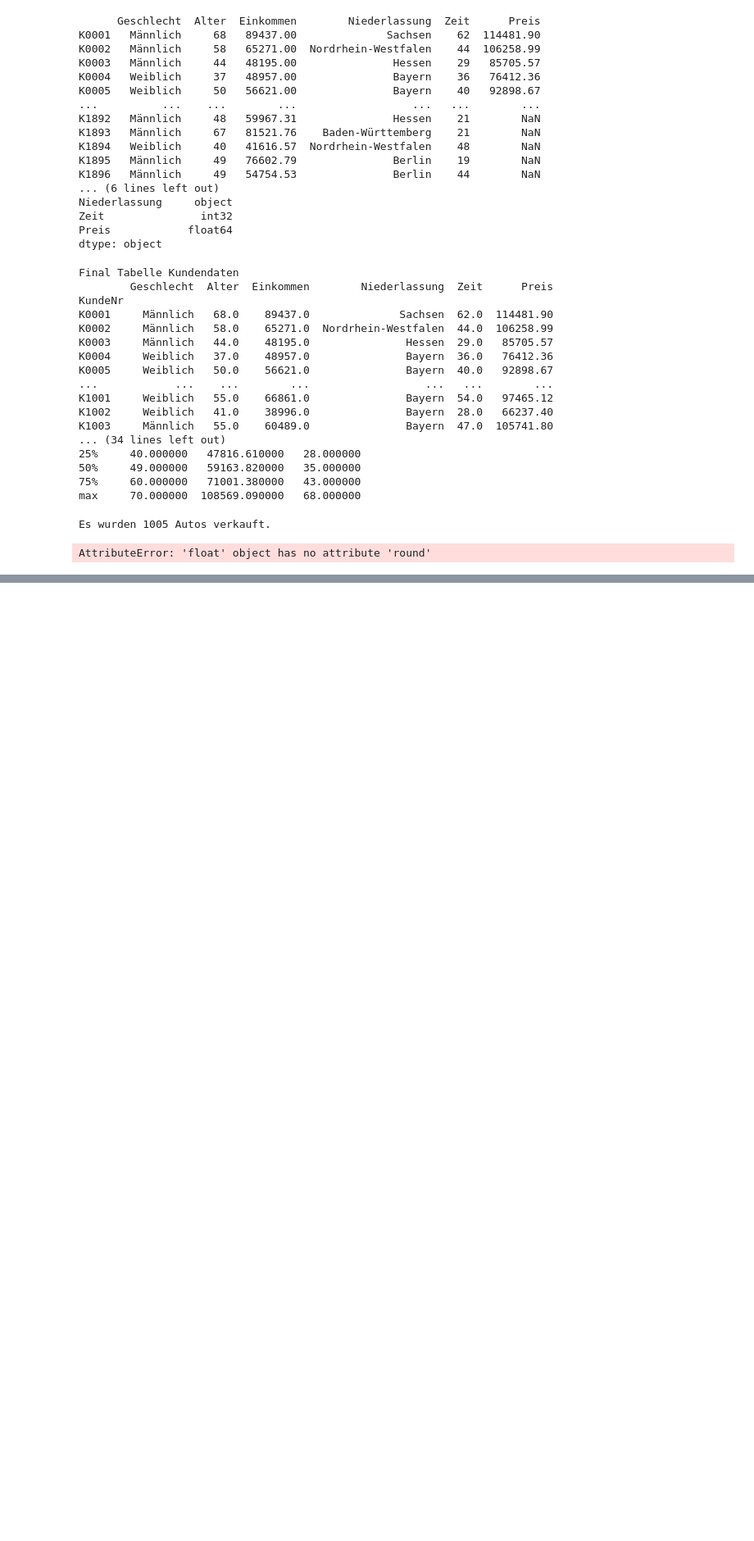
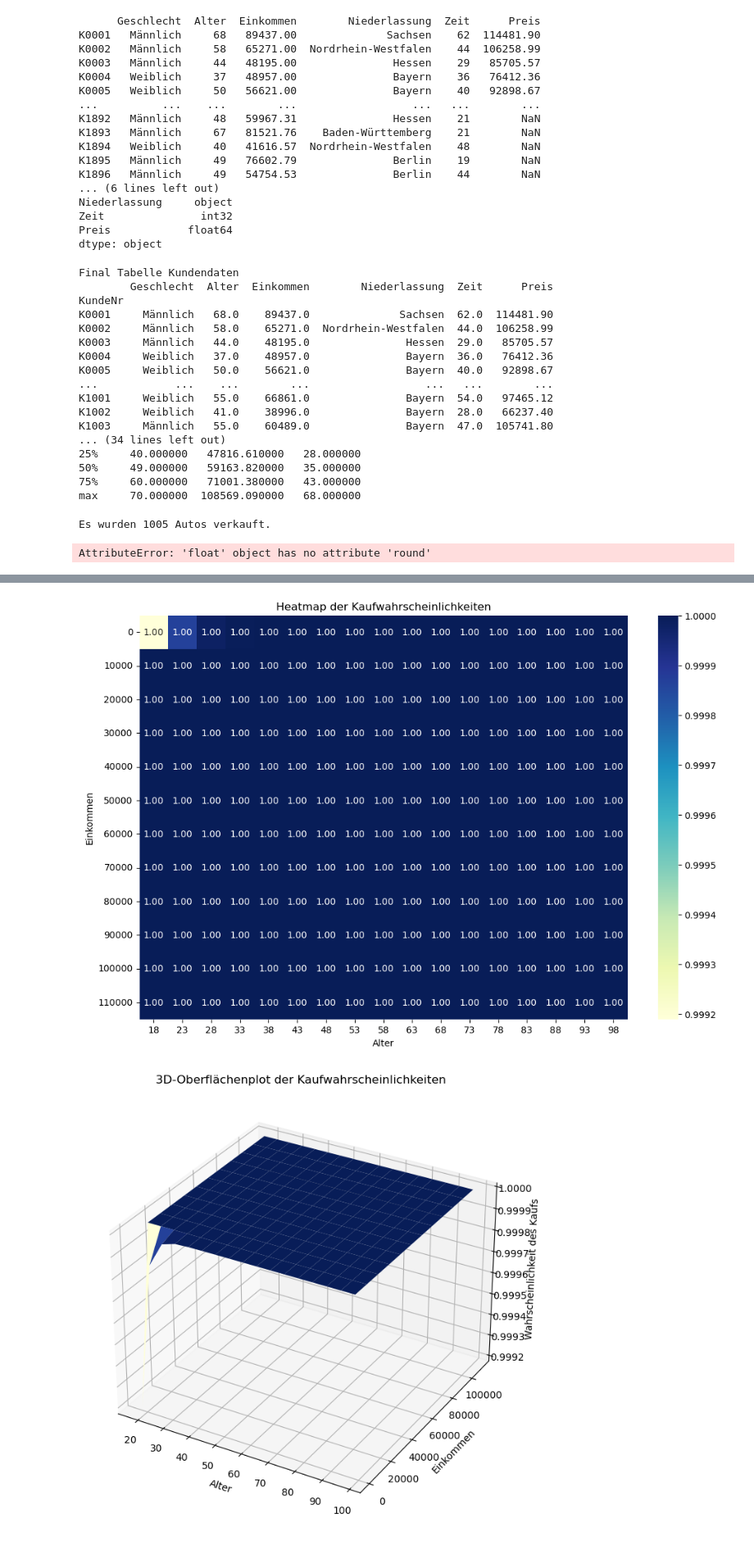
Before and after one commit to FastResearch/final_projectSS2024_Group3, a Jupyter notebook: tables_ges.ipynb, the cells around one changed output, grey strips where cells are left out. Shown at 82% size. Drawn from its saved outputs; the diff is of its cells as text; code cells hidden in the pictures; blank space fills up the shorter version.

```diff
--- a/tables_ges.ipynb
+++ b/tables_ges.ipynb
@@ -1251,0 +1835,41 @@ log_coefficients = log_model.coef_
+# %%
+import pandas as pd
+import numpy as np
+import matplotlib.pyplot as plt
+import seaborn as sns
+from mpl_toolkits.mplot3d import Axes3D
+
+# Task 18: Visualization of the purchase probability
+# Create a grid of age and income values
+age_range = np.arange(18, 101, 5)
+income_range = np.arange(0, 110001, 10000)
+
+age_grid, income_grid = np.meshgrid(age_range, income_range)
+probability_grid = np.zeros_like(age_grid, dtype=float)
+
+# Calculate the purchase probability for each combination of age and income
+for i in range(age_grid.shape[0]):
+    for j in range(age_grid.shape[1]):
+        probability_grid[i, j] = predict_purchase_probability(age_grid[i, j], income_grid[i, j])
+
+# Create a heatmap of the purchase probabilities
+plt.figure(figsize=(12, 8))
+sns.heatmap(probability_grid, xticklabels=age_range, yticklabels=income_range, cmap='YlGnBu', annot=True, fmt=".2f")
+plt.title('Heatmap der Kaufwahrscheinlichkeiten')
+plt.xlabel('Alter')
+plt.ylabel('Einkommen')
+plt.show()
+
+# Create a 3D surface plot of the purchase probabilities
+fig = plt.figure(figsize=(12, 8))
+ax = fig.add_subplot(111, projection='3d')
+ax.plot_surface(age_grid, income_grid, probability_grid, cmap='YlGnBu')
+
+ax.set_title('3D-Oberflächenplot der Kaufwahrscheinlichkeiten')
+ax.set_xlabel('Alter')
+ax.set_ylabel('Einkommen')
+ax.set_zlabel('Wahrscheinlichkeit des Kaufs')
+plt.show()
+# %% [output]
+[figure, added]
+[figure, added]
```
Also changed, not shown: parts of 27 cells of this notebook.
